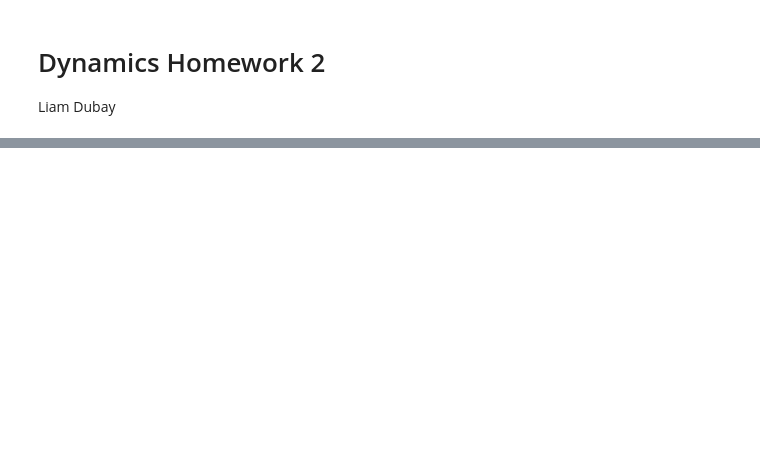
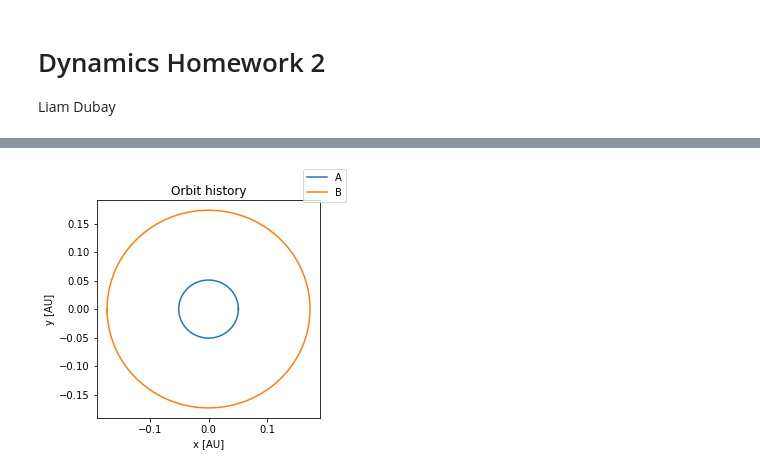
Before and after one commit to lodubay/dynamics, a Jupyter notebook: hw2.ipynb, the cells around one changed output, grey strips where cells are left out. Cells and saved outputs as stored; diff of their text form; code cells hidden in the pictures; blank space fills up the shorter version.

```diff
--- a/hw2.ipynb
+++ b/hw2.ipynb
@@ -157,0 +280,15 @@ class TestParticle():
+# %%
+# Plot orbits
+fig, ax = plt.subplots(figsize=(4,4))
+# Primary star
+tarr = np.arange(0, sys.binary.T+0.001, 0.001)
+ax.plot(sys.binary.positions(tarr)[0][0], sys.binary.positions(tarr)[0][1], label='A')
+ax.plot(sys.binary.positions(tarr)[1][0], sys.binary.positions(tarr)[1][1], label='B')
+# ax.plot(hist['x'], hist['y'], label='b')
+ax.set_title('Orbit history')
+ax.set_xlabel('x [AU]')
+ax.set_ylabel('y [AU]')
+fig.legend()
+plt.show()
+# %% [output]
+[figure, added]
```
Also changed, not shown: parts of 13 cells of this notebook.
